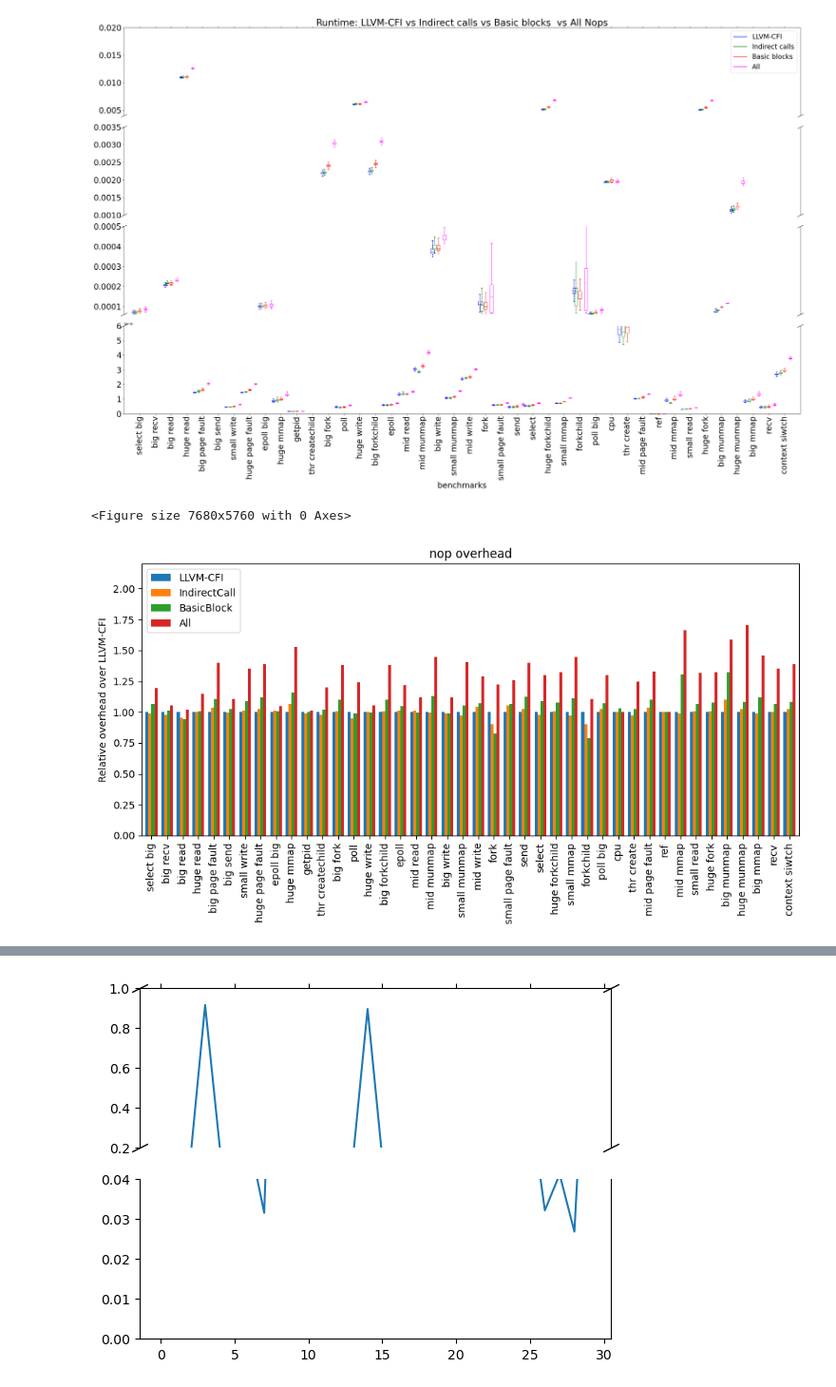
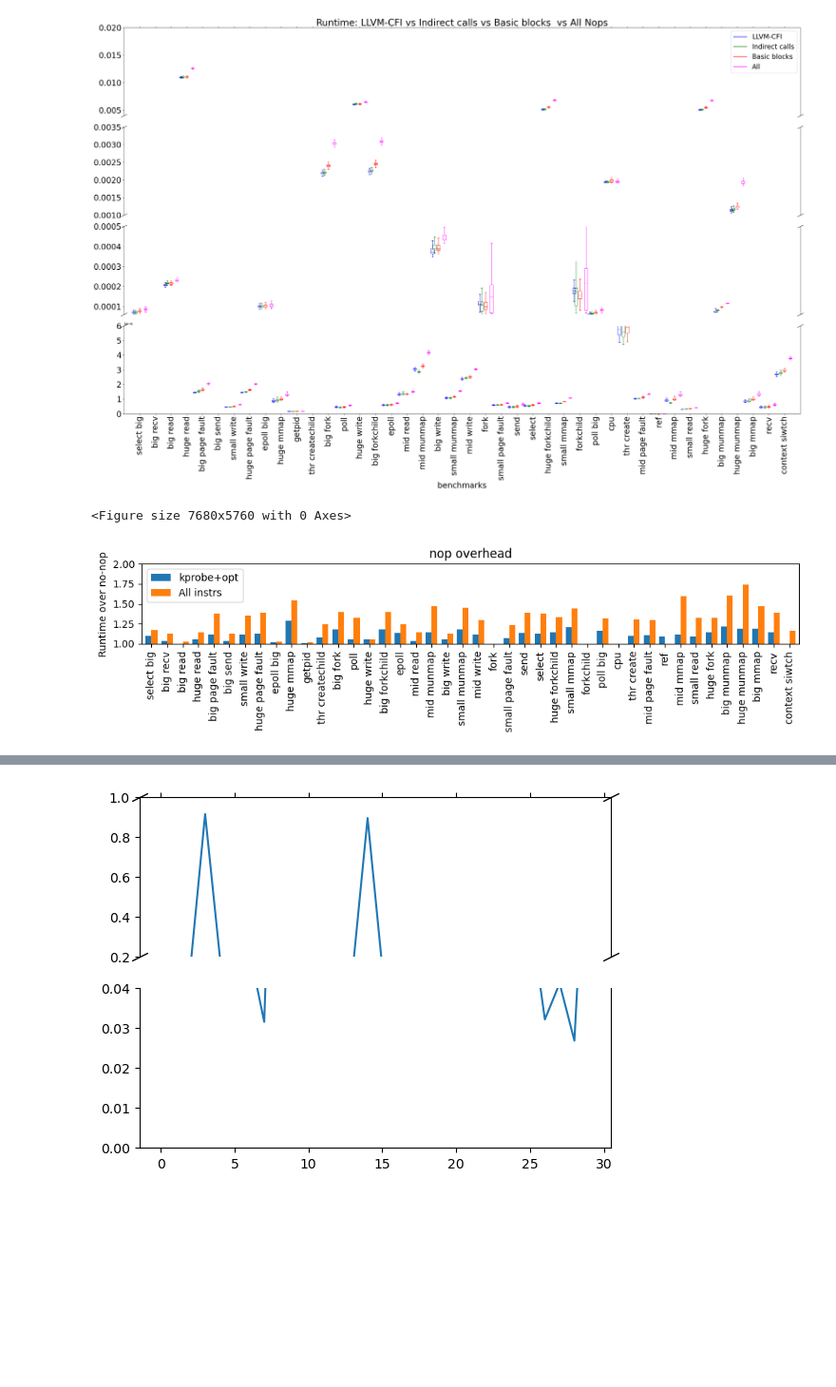
Before and after one commit to hardos-ebpf-fuzzing/LEBench, a Jupyter notebook: graph.ipynb, the cells around one changed output, grey strips where cells are left out. Shown: that part at 95% size. Drawn from its saved outputs; the diff is of its cells as text; code cells hidden in the pictures; blank space fills up the shorter version.

Commit message:
atc kprobe and unoprobe

```diff
--- a/graph.ipynb
+++ b/graph.ipynb
@@ -167,6 +167,7 @@ import matplotlib.pyplot as plt
 import numpy as np
 import os
 import statistics
+import matplotlib.ticker as ticker
 import pandas as pd
 
 #from IPython.display import set_matplotlib_formats
@@ -180,6 +181,24 @@ from matplotlib.patches import Polygon
 dir_path = "/home/mvle/git/github.com/LEBench/RESULT_DIR/perf/lebench/vanilla/2"
 labels = []
 filenames = []
+
+def getkbest(data, fn):
+    INPRECISION = 0.05
+    K = 5
+
+    k_closest = []
+    for i in range(1, len(data)):
+        diff = data[i] - data[i-1]
+        if diff / data[i-0] > INPRECISION:
+            k_closest = []
+        else:
+            k_closest.append(data[i-1])
+        if len(k_closest) == K:
+            break
+    if len(k_closest) != K:
+        print("only found the {} closest\n".format(len(k_closest)))
+    #print(fn + str(k_closest[0]))
+    return k_closest[0]
 
 # get benchmark names from the filenames
 for fn in os.listdir(dir_path):
@@ -203,47 +222,63 @@ def getData(dir_path, filenames):
     return data
 
 vandata = getData("/home/mvle/git/github.com/LEBench/RESULT_DIR/perf/lebench/llvmcfi/2", filenames)
 indcalldata = getData("/home/mvle/git/github.com/LEBench/RESULT_DIR/nop/indcall/2", filenames)
 bbdata = getData("/home/mvle/git/github.com/LEBench/RESULT_DIR/nop/bb", filenames)
 insdata = getData("/home/mvle/git/github.com/LEBench/RESULT_DIR/nop/all", filenames)
+kprobeoptdata = getData("/home/mvle/git/github.com/LEBench/RESULT_DIR/nop/kprobeopt/2", filenames)
 
 data = {}
 data['name'] = labels
-data["LLVM-CFI"] = []
+data["no-nop"] = [] #LLVM-CFI
 data["IndirectCall"] = []
 data["BasicBlock"] = []
-data["All"] = []
+data["kprobe+opt"] = []
+data["All instrs"] = []
 for i in range(0, len(filenames)):
-    basemedian = statistics.median(vandata[i])
-    indmedian = statistics.median(indcalldata[i])
-    bbmedian = statistics.median(bbdata[i])
-    insmedian = statistics.median(insdata[i])
-    data["LLVM-CFI"].append(basemedian/basemedian)
-    data["IndirectCall"].append(indmedian/basemedian)
-    data["BasicBlock"].append(bbmedian/basemedian)
-    data["All"].append(insmedian/basemedian)
+    #basemedian = statistics.median(vandata[i])
+    #indmedian = statistics.median(indcalldata[i])
+    #bbmedian = statistics.median(bbdata[i])
+    #insmedian = statistics.median(insdata[i])
+    #kprobeoptmedian = statistics.median(kprobeoptdata[i])
+    #data["no-nop"].append(basemedian/basemedian)
+    #data["IndirectCall"].append(indmedian/basemedian)
+    #data["BasicBlock"].append(bbmedian/basemedian)
+    #data["All instrs"].append(insmedian/basemedian)
+    #data["kprobe+opt"].append(kprobeoptmedian/basemedian)
+
+    basekbest = getkbest(vandata[i], filenames[i])
+    indkbest = getkbest(indcalldata[i], filenames[i])
+    bbkbest = getkbest(bbdata[i], filenames[i])
+    inskbest = getkbest(insdata[i], filenames[i])
+    kprobeoptkbest = getkbest(kprobeoptdata[i], filenames[i])
+    data["no-nop"].append(basekbest/basekbest)
+    data["IndirectCall"].append(indkbest/basekbest)
+    data["BasicBlock"].append(bbkbest/basekbest)
+    data["All instrs"].append(inskbest/basekbest)
+    data["kprobe+opt"].append(kprobeoptkbest/basekbest)
 df = pd.DataFrame(data)
 
 
 #fig.set_size_inches(30, 20)
 #ax.set_ylim([0,0.2])
 plt.figure(dpi=1200)
 
-ax = df.plot(x="name", y=["LLVM-CFI", "IndirectCall", "BasicBlock", "All"], kind="bar", width=0.75, title="nop overhead", figsize=(10,5.5))
+ax = df.plot(x="name", y=["kprobe+opt", "All instrs"], kind="bar", width=0.75, title="nop overhead", figsize=(10,2.85))
 
-ax.set_ylabel("Relative overhead over LLVM-CFI")
+ax.set_ylabel("Runtime over no-nop")
 ax.set_xlabel("")
-ax.set_ylim([0, 2.2])
+ax.set_ylim([1, 2])
+ax.yaxis.set_major_locator(ticker.MultipleLocator(0.25))
 
 #plt.yticks(fontsize=24)
 #plt.xticks(range(0, len(labels) * 4, 4), labels, rotation="vertical", fontsize=24)
 
 plt.tight_layout()
 plt.savefig('nop.png', dpi=300)
 plt.show()
 # %% [output]
 <Figure size 7680x5760 with 0 Axes>
-[figure, old version]
+[figure, new version]
 # %%
 import matplotlib.pyplot as plt
 import numpy as np
```
Also changed, not shown: parts of 2 cells of this notebook.
